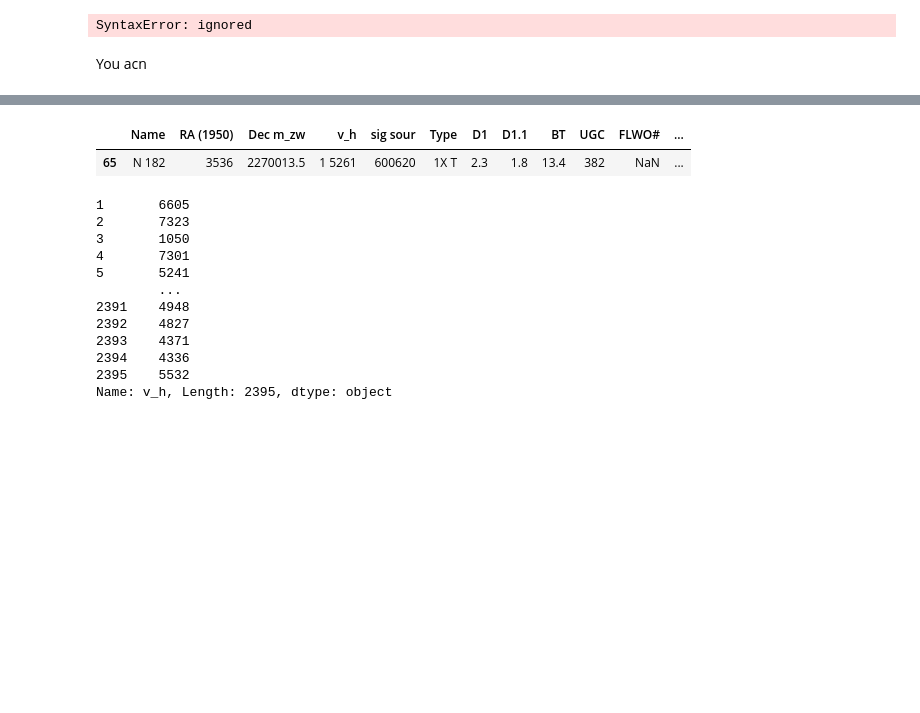
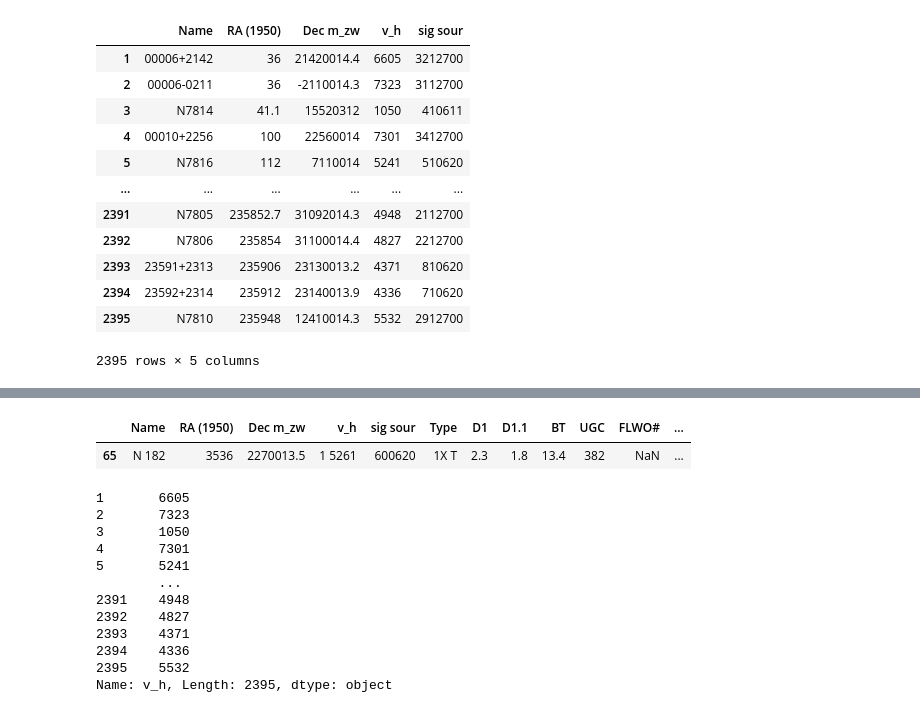
Before and after one commit to estrickler1/RedShift, a Jupyter notebook: nz40_Redshift.ipynb, the cells around one changed output, grey strips where cells are left out. Saved outputs shown, nothing was run; the diff lists cells and outputs as text; code cells hidden in the pictures; blank space fills up the shorter version.

```diff
--- a/nz40_Redshift.ipynb
+++ b/nz40_Redshift.ipynb
@@ -13,9 +13,19 @@ data2 = pa.read_csv(url2)
 # %%
 data = data[1:-7] #removing
 data2 = data2[1:-10]
-vhdata2 = data2[data2['v_h']
-data = data['v_h'].append(vhdata2)
-# %% [output]
-SyntaxError: ignored
-# %% [markdown]
-You acn
+# %%
+data.iloc[:,0:5]
+# %% [output]
+|  | Name | RA (1950) | Dec m_zw | v_h | sig sour |
+| 1 | 00006+2142 | 36 | 21420014.4 | 6605 | 3212700 |
+| 2 | 00006-0211 | 36 | -2110014.3 | 7323 | 3112700 |
+| 3 | N7814 | 41.1 | 15520312 | 1050 | 410611 |
+| 4 | 00010+2256 | 100 | 22560014 | 7301 | 3412700 |
+| 5 | N7816 | 112 | 7110014 | 5241 | 510620 |
+| ... | ... | ... | ... | ... | ... |
+| 2391 | N7805 | 235852.7 | 31092014.3 | 4948 | 2112700 |
+| 2392 | N7806 | 235854 | 31100014.4 | 4827 | 2212700 |
+| 2393 | 23591+2313 | 235906 | 23130013.2 | 4371 | 810620 |
+| 2394 | 23592+2314 | 235912 | 23140013.9 | 4336 | 710620 |
+| 2395 | N7810 | 235948 | 12410014.3 | 5532 | 2912700 |
+2395 rows × 5 columns
```
Also changed, not shown: parts of 3 cells of this notebook.
